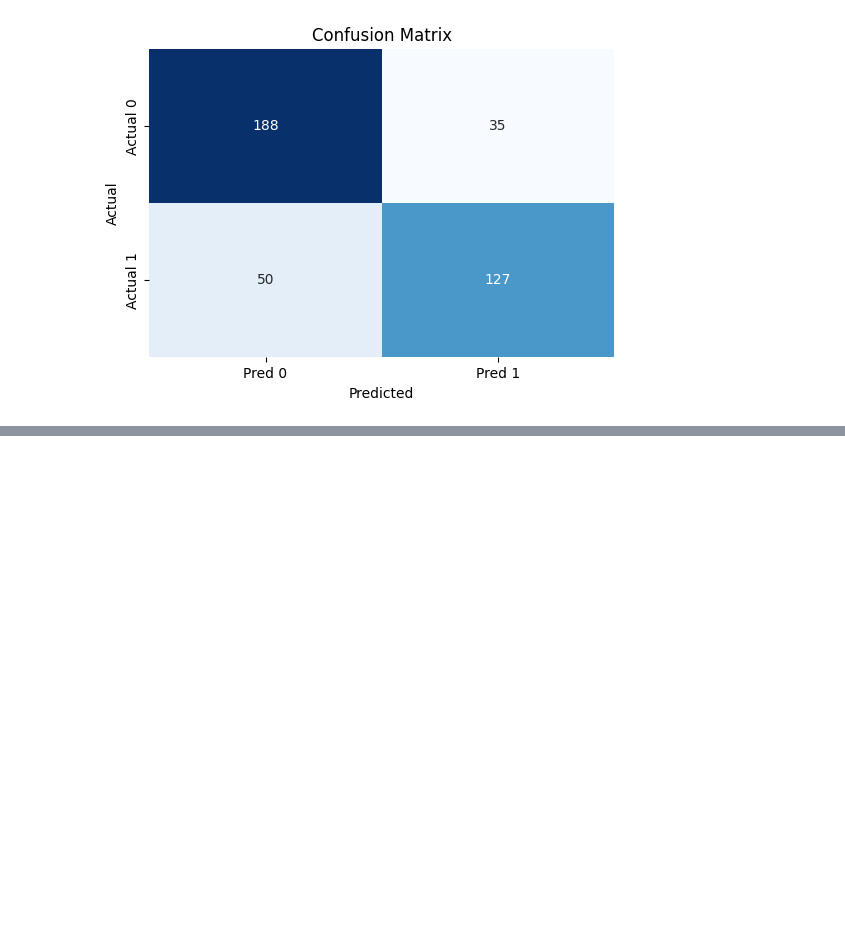
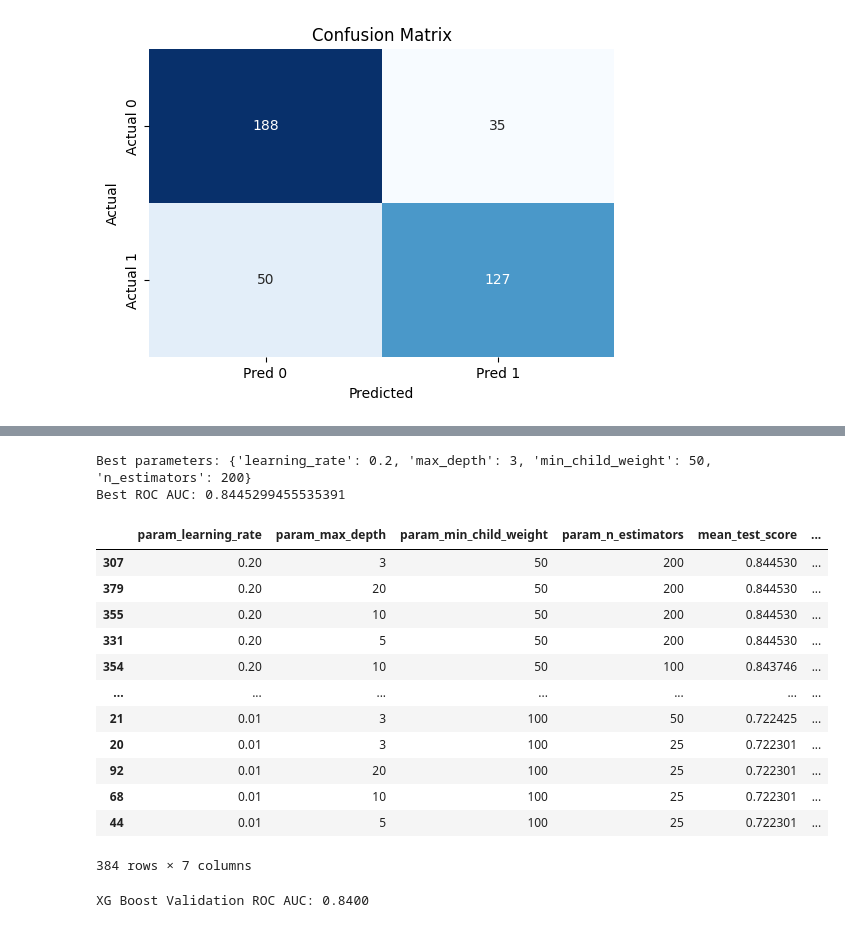
Before and after one commit to sharat25ai-dev/Machine_Learning_Projects, a Jupyter notebook: notebook.ipynb, the cells around one changed output, grey strips where cells are left out. Saved outputs shown, nothing was run; the diff lists cells and outputs as text; code cells hidden in the pictures; blank space fills up the shorter version.

```diff
--- a/notebook.ipynb
+++ b/notebook.ipynb
@@ -476,0 +613,59 @@ plt.show()
+# %%
+import warnings
+from xgboost import XGBClassifier
+from sklearn.model_selection import GridSearchCV
+
+
+# Suppress all warnings
+warnings.filterwarnings('ignore')
+
+param_grid = {
+    #eta or learning_rate
+    'learning_rate': [0.01, 0.05, 0.1, 0.2],
+    'n_estimators': [25, 50, 100, 200],
+    'max_depth': [3, 5, 10, 20],
+    'min_child_weight': [1, 5, 10, 25, 50, 100],
+
+}
+
+xgb = XGBClassifier(use_label_encoder=False, eval_metric='auc', random_state=1)
+
+grid_search = GridSearchCV(xgb, param_grid, cv=5, scoring='roc_auc', n_jobs=-1)
+grid_search.fit(X_train, y_train)
+
+print("Best parameters:", grid_search.best_params_)
+print("Best ROC AUC:", grid_search.best_score_)
+# %% [output]
+Best parameters: {'learning_rate': 0.2, 'max_depth': 3, 'min_child_weight': 50, 'n_estimators': 200}
+Best ROC AUC: 0.8445299455535391
+# %%
+results = grid_search.cv_results_
+df_results = pd.DataFrame(results)
+# %%
+df_results[['param_learning_rate', 'param_max_depth', 'param_min_child_weight',
+            'param_n_estimators','mean_test_score', 'std_test_score','rank_test_score']].sort_values(by='rank_test_score')
+# %% [output]
+|  | param_learning_rate | param_max_depth | param_min_child_weight | param_n_estimators | mean_test_score | ... |
+| 307 | 0.20 | 3 | 50 | 200 | 0.844530 | ... |
+| 379 | 0.20 | 20 | 50 | 200 | 0.844530 | ... |
+| 355 | 0.20 | 10 | 50 | 200 | 0.844530 | ... |
+| 331 | 0.20 | 5 | 50 | 200 | 0.844530 | ... |
+| 354 | 0.20 | 10 | 50 | 100 | 0.843746 | ... |
+| ... | ... | ... | ... | ... | ... | ... |
+| 21 | 0.01 | 3 | 100 | 50 | 0.722425 | ... |
+| 20 | 0.01 | 3 | 100 | 25 | 0.722301 | ... |
+| 92 | 0.01 | 20 | 100 | 25 | 0.722301 | ... |
+| 68 | 0.01 | 10 | 100 | 25 | 0.722301 | ... |
+| 44 | 0.01 | 5 | 100 | 25 | 0.722301 | ... |
+384 rows × 7 columns
+# %%
+from sklearn.metrics import roc_auc_score
+
+best_model = grid_search.best_estimator_
+
+y_pred = best_model.predict_proba(X_val)[:, 1]
+
+val_score = roc_auc_score(y_val, y_pred)
+print(f"XG Boost Validation ROC AUC: {val_score:.4f}")
+# %% [output]
+XG Boost Validation ROC AUC: 0.8400
```
Also changed, not shown: parts of 25 cells of this notebook.
